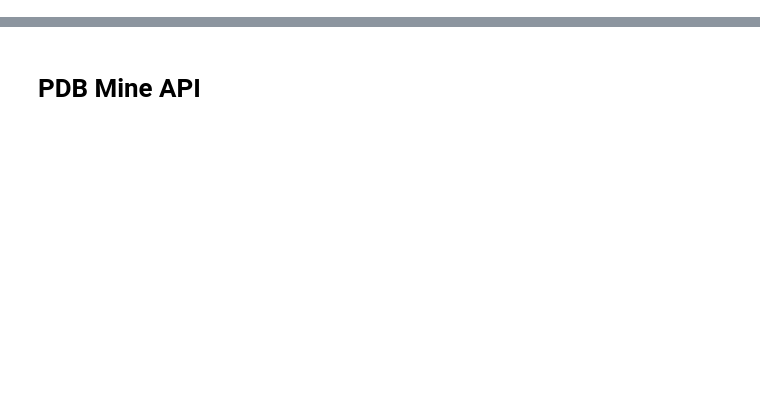
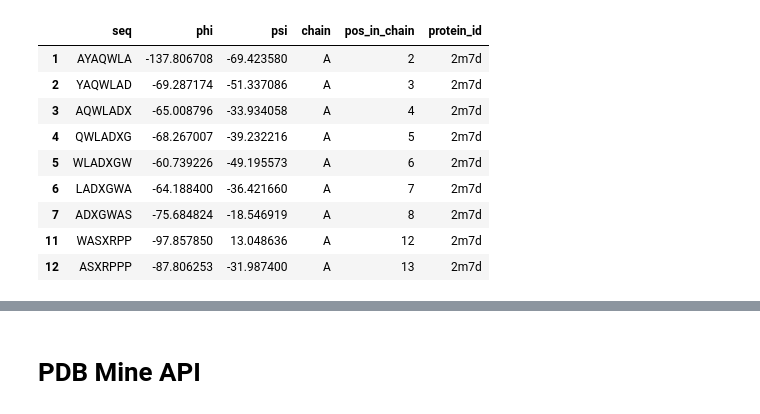
Before and after one commit to Musa-Azeem/protein-dihedral-visualization, a Jupyter notebook: prototype.ipynb, the cells around one changed output, grey strips where cells are left out. Cells and saved outputs as stored; diff of their text form; code cells hidden in the pictures; blank space fills up the shorter version.

```diff
--- a/prototype.ipynb
+++ b/prototype.ipynb
@@ -6,0 +41,6 @@ len(record.seq)
+# %%
+window_size = 7
+residues = list(chain.get_residues())
+for i in range(len(residues) - window_size):
+    print(''.join([amino_acid_codes.get(r.resname, 'X') for r in residues[i:i+window_size]]))
+matches.keys()
@@ -20,7 +75,10 @@ import pandas as pd
 from pathlib import Path
 from Bio.PDB import PDBList
 
-protein_ids = ['7B3Y', '8C9N', '7LYJ', '6YUN', '7QCT', '6XRZ', '8UYS', '8FU7']
+window_size = 7
+
+protein_ids = ['2m7d']#['7B3Y', '8C9N', '7LYJ', '6YUN', '7QCT', '6XRZ', '8UYS', '8FU7']
+proteins = []
 
 phi_psi = pd.DataFrame(columns=['seq','phi', 'psi', 'chain', 'pos_in_chain', 'protein_id'])
 
@@ -40,8 +98,12 @@ for protein_id in protein_ids:
         if Path(filename).is_file():
             protein = parser.get_structure(protein_id, filename)
 
+    proteins.append(protein)
     for chain in list(protein.get_chains()):
         chain = protein[0][chain.id]
+        if chain.id in phi_psi.chain.unique():
+            print(f'Duplicate chain found {protein_id} {chain.id}')
+            continue
 
         chain.atom_to_internal_coordinates(verbose=True)
         resultDict = structure_rebuild_test(chain)
@@ -50,8 +112,17 @@ for protein_id in protein_ids:
             continue
 
         residues = list(chain.get_residues())
-        for i in range(1,len(residues)-1):
-            key = f'{residues[i-1].resname}, {residues[i].resname}, {residues[i+1].resname}'
+        # for i in range(1,len(residues)-1):
+        #     key = f'{residues[i-1].resname}, {residues[i].resname}, {residues[i+1].resname}'
+        #     if not residues[i].internal_coord:
+        #         psi,phi = np.nan, np.nan
+        #     else:
+        #         psi = residues[i].internal_coord.get_angle("psi")
+        #         phi = residues[i].internal_coord.get_angle("phi")
+        #     phi_psi.loc[len(phi_psi)] = [key, phi, psi, chain.id, residues[i].get_full_id()[3][1], protein.id]
+        for i in range(len(residues) - window_size):
+            # Convert 3 char codes to 1 char codes
+            key = ''.join([amino_acid_codes.get(r.resname, 'X') for r in residues[i:i+window_size]])
             if not residues[i].internal_coord:
                 psi,phi = np.nan, np.nan
             else:
@@ -61,4 +150,15 @@ for protein_id in protein_ids:
 # %%
-phi_psi[~phi_psi.isna().any(axis=1)]
-# phi_psi.protein_id.unique()
+phi_psi = phi_psi[~phi_psi.isna().any(axis=1)]
+phi_psi
+# %% [output]
+|  | seq | phi | psi | chain | pos_in_chain | protein_id |
+| 1 | AYAQWLA | -137.806708 | -69.423580 | A | 2 | 2m7d |
+| 2 | YAQWLAD | -69.287174 | -51.337086 | A | 3 | 2m7d |
+| 3 | AQWLADX | -65.008796 | -33.934058 | A | 4 | 2m7d |
+| 4 | QWLADXG | -68.267007 | -39.232216 | A | 5 | 2m7d |
+| 5 | WLADXGW | -60.739226 | -49.195573 | A | 6 | 2m7d |
+| 6 | LADXGWA | -64.188400 | -36.421660 | A | 7 | 2m7d |
+| 7 | ADXGWAS | -75.684824 | -18.546919 | A | 8 | 2m7d |
+| 11 | WASXRPP | -97.857850 | 13.048636 | A | 12 | 2m7d |
+| 12 | ASXRPPP | -87.806253 | -31.987400 | A | 13 | 2m7d |
 # %%
```
Also changed, not shown: parts of 13 cells of this notebook, 3 other files.
